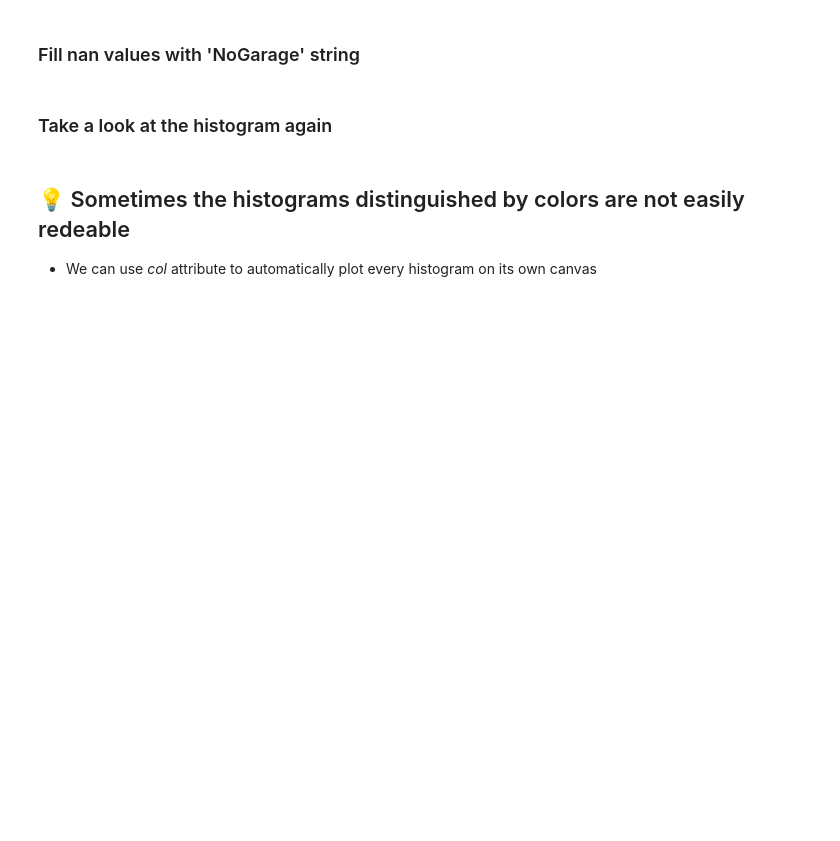
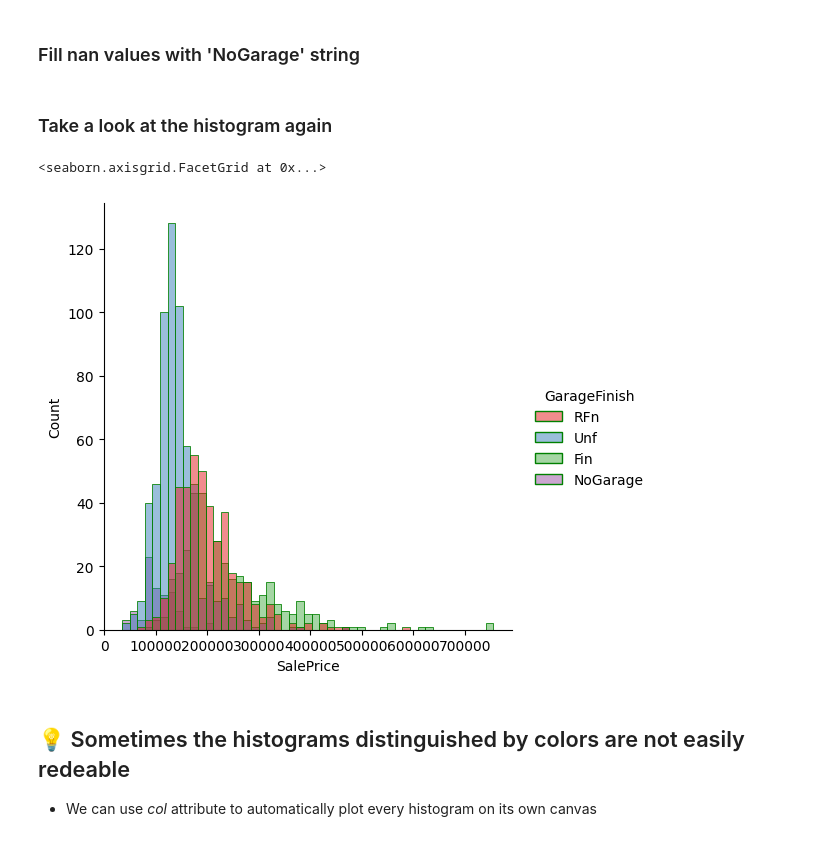
Before and after one commit to Kudl1k/zsu, a Jupyter notebook: fml_02.ipynb, the cells around one changed output. Saved outputs shown, nothing was run; the diff lists cells and outputs as text; code cells hidden in the pictures; blank space fills up the shorter version.

```diff
--- a/fml_02.ipynb
+++ b/fml_02.ipynb
@@ -103,8 +103,15 @@ sns.displot(data=df_full, x= "SalePrice",hue =  "GarageFinish", edgecolor= "gree
 - The no garage houses have a *nan* value in the feature so they are not plotted
 # %% [markdown]
 ### Fill nan values with 'NoGarage' string
+# %%
+df_full['GarageFinish'] = df_full.GarageFinish.fillna('NoGarage')
 # %% [markdown]
 ### Take a look at the histogram again
+# %%
+sns.displot(data=df_full, x= "SalePrice",hue =  "GarageFinish", edgecolor= "green", palette = "Set1" )
+# %% [output]
+<seaborn.axisgrid.FacetGrid at 0x...>
+[figure, added]
 # %% [markdown]
 ## 💡 Sometimes the histograms distinguished by colors are not easily redeable
 - We can use *col* attribute to automatically plot every histogram on its own canvas
```
Also changed, not shown: parts of 15 cells of this notebook.
